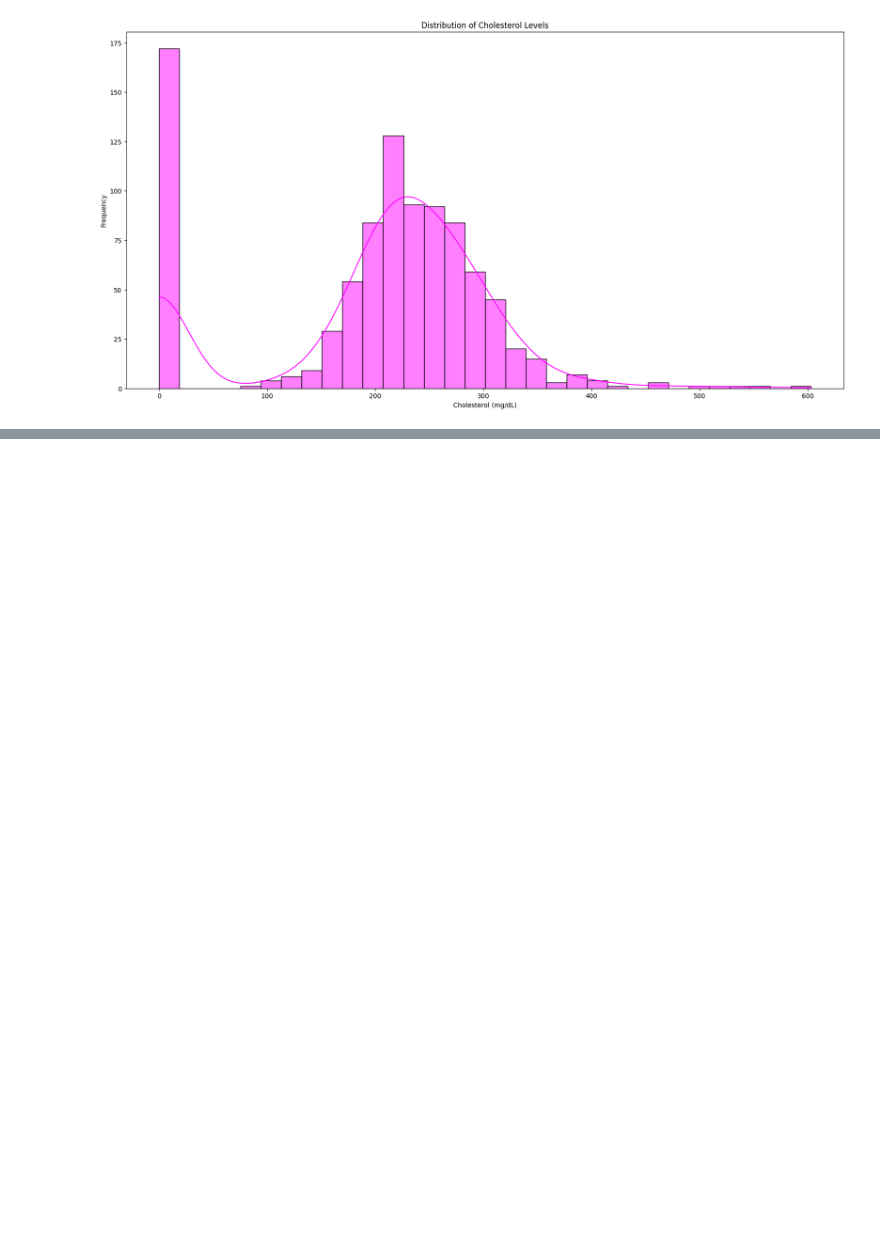
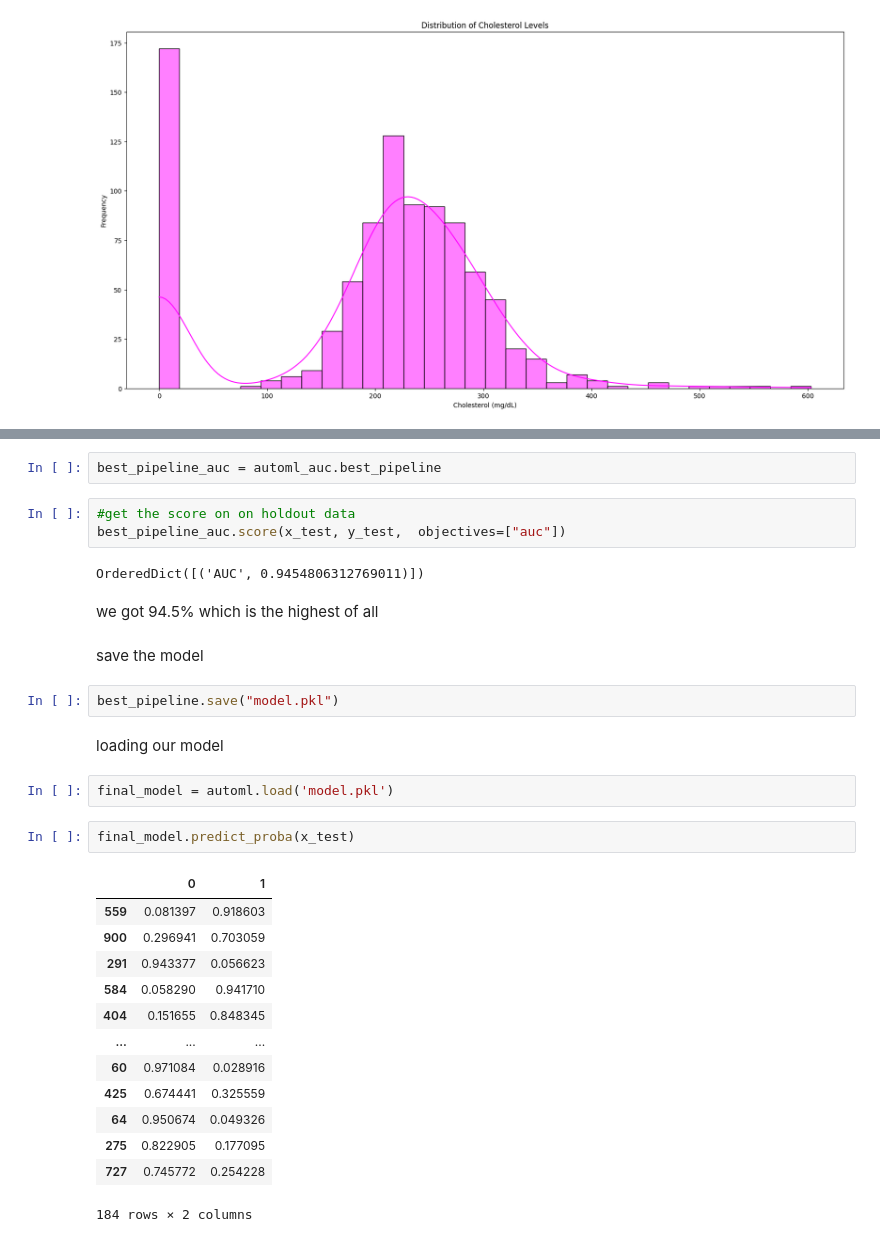
Before and after one commit to Cyprian-The-Analyst/Heart-disease-predictor, a Jupyter notebook: Untitled1.ipynb, the cells around one changed output, grey strips where cells are left out. Drawn from its saved outputs; the diff is of its cells as text; blank space fills up the shorter version.

```diff
--- a/Untitled1.ipynb
+++ b/Untitled1.ipynb
@@ -207,0 +422,33 @@ plt.show()
+# %%
+best_pipeline_auc = automl_auc.best_pipeline
+# %%
+#get the score on on holdout data
+best_pipeline_auc.score(x_test, y_test,  objectives=["auc"])
+# %% [output]
+OrderedDict([('AUC', 0.9454806312769011)])
+# %% [markdown]
+we got 94.5% which is the highest of all
+# %% [markdown]
+save the model
+# %%
+best_pipeline.save("model.pkl")
+# %% [markdown]
+loading our model
+# %%
+final_model = automl.load('model.pkl')
+# %%
+final_model.predict_proba(x_test)
+# %% [output]
+|  | 0 | 1 |
+| 559 | 0.081397 | 0.918603 |
+| 900 | 0.296941 | 0.703059 |
+| 291 | 0.943377 | 0.056623 |
+| 584 | 0.058290 | 0.941710 |
+| 404 | 0.151655 | 0.848345 |
+| ... | ... | ... |
+| 60 | 0.971084 | 0.028916 |
+| 425 | 0.674441 | 0.325559 |
+| 64 | 0.950674 | 0.049326 |
+| 275 | 0.822905 | 0.177095 |
+| 727 | 0.745772 | 0.254228 |
+184 rows × 2 columns
```
Also changed, not shown: parts of 23 cells of this notebook.
